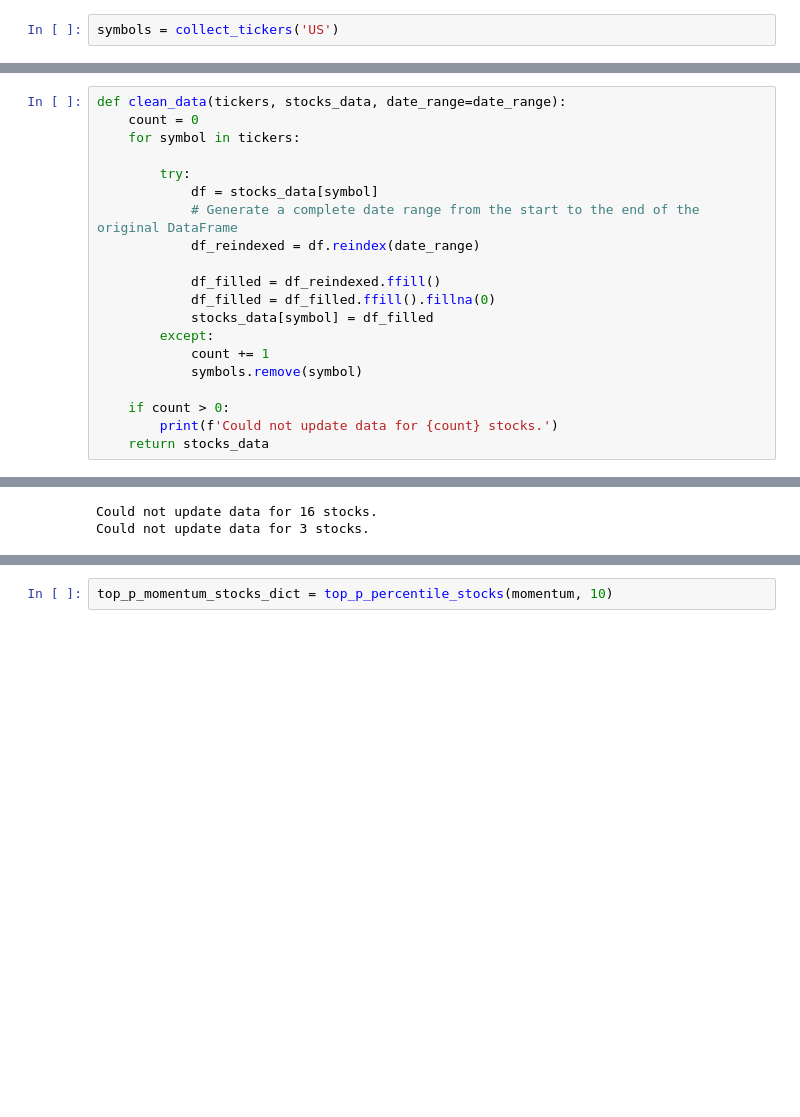
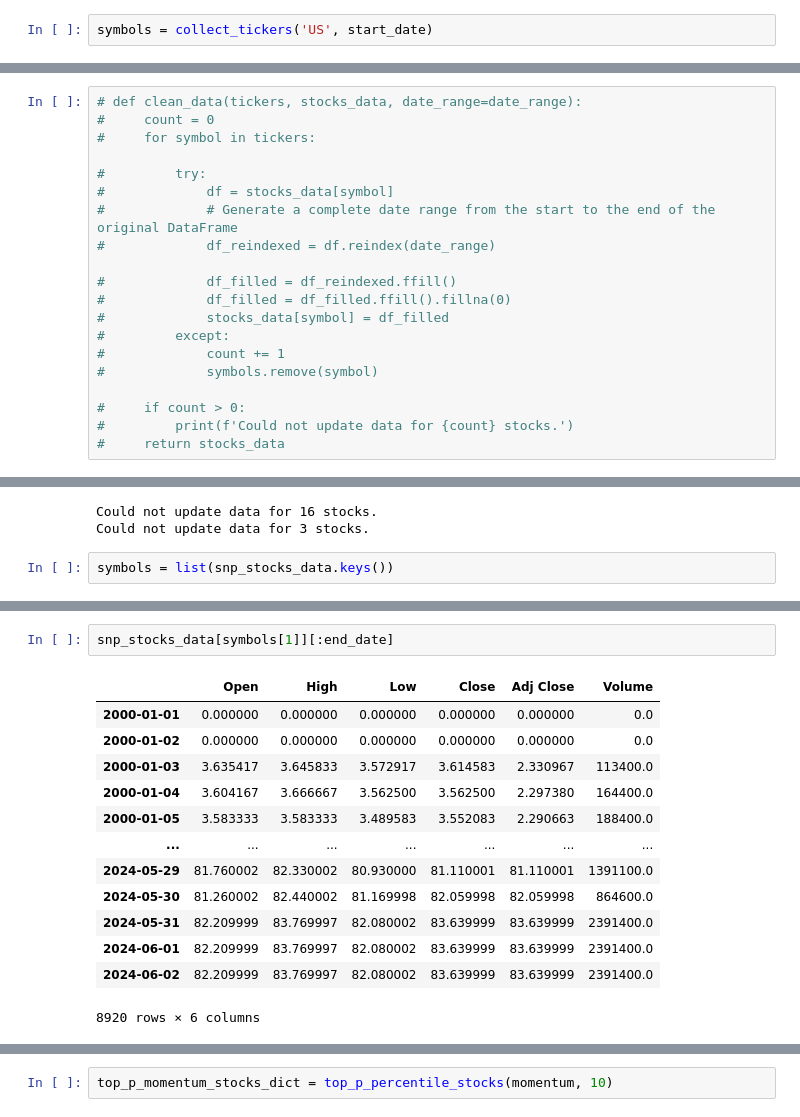
Before and after one commit to satyaki-02/Factor_Investing_in_Stock-Market, a Jupyter notebook: main.ipynb, the cells around one changed output, grey strips where cells are left out. Drawn from its saved outputs; the diff is of its cells as text; blank space fills up the shorter version.

```diff
--- a/main.ipynb
+++ b/main.ipynb
@@ -68,5 +59,5 @@ def collect_tickers(market):
 # %%
-symbols = collect_tickers('US')
+symbols = collect_tickers('US', start_date)
 # %% [output]
 Sucesfully downloaded 835 symbols.
 # %%
@@ -188,25 +179,25 @@ Could not fetch data for nan: 'float' object has no attribute 'replace'
 Could not fetch data for nan: 'float' object has no attribute 'replace'
 ... (102 outputs left out)
 # %%
-def clean_data(tickers, stocks_data, date_range=date_range):
-    count = 0
-    for symbol in tickers:
+# def clean_data(tickers, stocks_data, date_range=date_range):
+#     count = 0
+#     for symbol in tickers:
 
-        try:
-            df = stocks_data[symbol]
-            # Generate a complete date range from the start to the end of the original DataFrame
-            df_reindexed = df.reindex(date_range)
+#         try:
+#             df = stocks_data[symbol]
+#             # Generate a complete date range from the start to the end of the original DataFrame
+#             df_reindexed = df.reindex(date_range)
 
-            df_filled = df_reindexed.ffill()
-            df_filled = df_filled.ffill().fillna(0)
-            stocks_data[symbol] = df_filled
-        except:
-            count += 1
-            symbols.remove(symbol)
+#             df_filled = df_reindexed.ffill()
+#             df_filled = df_filled.ffill().fillna(0)
+#             stocks_data[symbol] = df_filled
+#         except:
+#             count += 1
+#             symbols.remove(symbol)
 
-    if count > 0:
-        print(f'Could not update data for {count} stocks.')
-    return stocks_data
+#     if count > 0:
+#         print(f'Could not update data for {count} stocks.')
+#     return stocks_data
 # %%
 snp_stocks_data = clean_data(symbols, snp_stocks_data, date_range)
 snp_stocks_data = clean_data(symbols, snp_stocks_data, date_range)
@@ -214,4 +205,6 @@ snp_stocks_data = clean_data(symbols, snp_stocks_data, date_range)
 # %% [output]
 Could not update data for 16 stocks.
 Could not update data for 3 stocks.
+# %%
+symbols = list(snp_stocks_data.keys())
 # %%
@@ -287 +246,17 @@ returns_df
+# %%
+snp_stocks_data[symbols[1]][:end_date]
+# %% [output]
+|  | Open | High | Low | Close | Adj Close | Volume |
+| 2000-01-01 | 0.000000 | 0.000000 | 0.000000 | 0.000000 | 0.000000 | 0.0 |
+| 2000-01-02 | 0.000000 | 0.000000 | 0.000000 | 0.000000 | 0.000000 | 0.0 |
+| 2000-01-03 | 3.635417 | 3.645833 | 3.572917 | 3.614583 | 2.330967 | 113400.0 |
+| 2000-01-04 | 3.604167 | 3.666667 | 3.562500 | 3.562500 | 2.297380 | 164400.0 |
+| 2000-01-05 | 3.583333 | 3.583333 | 3.489583 | 3.552083 | 2.290663 | 188400.0 |
+| ... | ... | ... | ... | ... | ... | ... |
+| 2024-05-29 | 81.760002 | 82.330002 | 80.930000 | 81.110001 | 81.110001 | 1391100.0 |
+| 2024-05-30 | 81.260002 | 82.440002 | 81.169998 | 82.059998 | 82.059998 | 864600.0 |
+| 2024-05-31 | 82.209999 | 83.769997 | 82.080002 | 83.639999 | 83.639999 | 2391400.0 |
+| 2024-06-01 | 82.209999 | 83.769997 | 82.080002 | 83.639999 | 83.639999 | 2391400.0 |
+| 2024-06-02 | 82.209999 | 83.769997 | 82.080002 | 83.639999 | 83.639999 | 2391400.0 |
+8920 rows × 6 columns
 # %%
```
Also changed, not shown: parts of 37 cells of this notebook, 1 other file.
